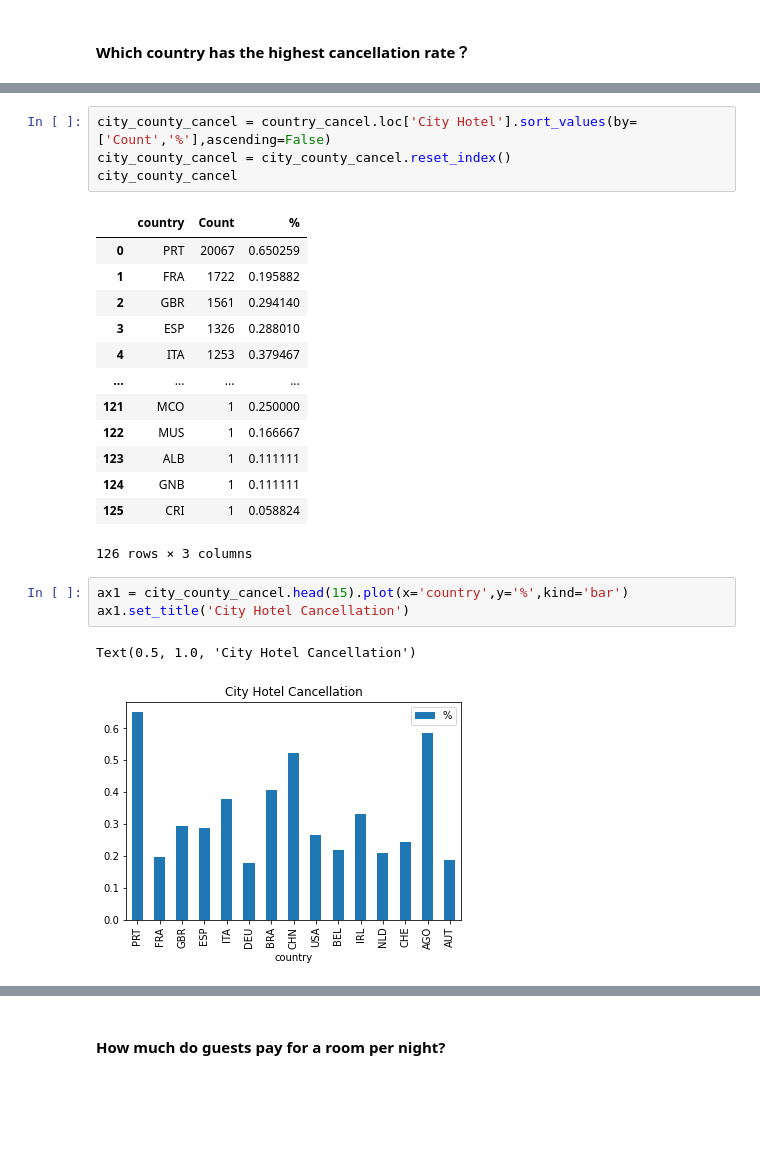
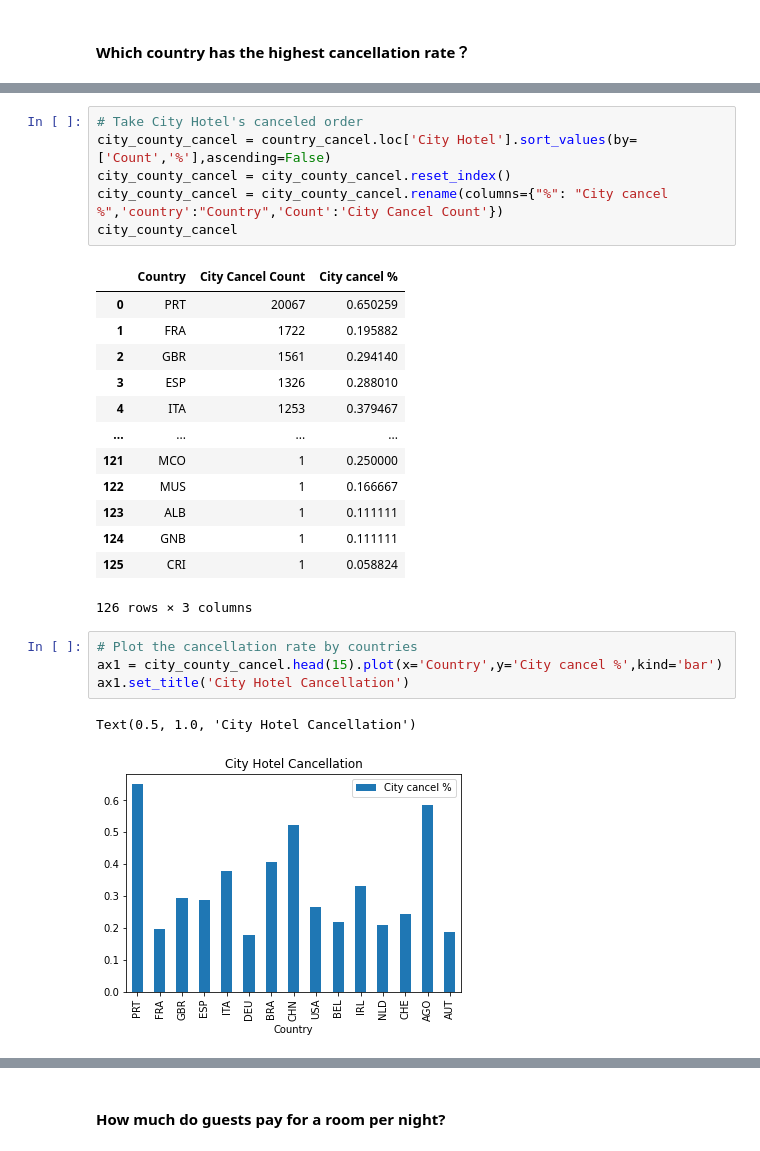
Before and after one commit to jkujuum/Hotel_Cancellation, a Jupyter notebook: Exploratory Data Analysis.ipynb, the cells around one changed output, grey strips where cells are left out. Cells and saved outputs as stored; diff of their text form; blank space fills up the shorter version.

```diff
--- a/Exploratory Data Analysis.ipynb
+++ b/Exploratory Data Analysis.ipynb
@@ -354,11 +356,13 @@ country_cancel
 |  | ZAF | 5 | 0.277778 |
 198 rows × 2 columns
 # %%
+# Take City Hotel's canceled order
 city_county_cancel = country_cancel.loc['City Hotel'].sort_values(by=['Count','%'],ascending=False)
 city_county_cancel = city_county_cancel.reset_index()
+city_county_cancel = city_county_cancel.rename(columns={"%": "City cancel %",'country':"Country",'Count':'City Cancel Count'})
 city_county_cancel
 # %% [output]
-|  | country | Count | % |
+|  | Country | City Cancel Count | City cancel % |
 | 0 | PRT | 20067 | 0.650259 |
 | 1 | FRA | 1722 | 0.195882 |
 | 2 | GBR | 1561 | 0.294140 |
@@ -372,8 +376,9 @@ city_county_cancel
 | 125 | CRI | 1 | 0.058824 |
 126 rows × 3 columns
 # %%
-ax1 = city_county_cancel.head(15).plot(x='country',y='%',kind='bar')
+# Plot the cancellation rate by countries
+ax1 = city_county_cancel.head(15).plot(x='Country',y='City cancel %',kind='bar')
 ax1.set_title('City Hotel Cancellation')
 # %% [output]
 Text(0.5, 1.0, 'City Hotel Cancellation')
-[figure, old version]
+[figure, new version]
```
Also changed, not shown: parts of 10 cells of this notebook.
